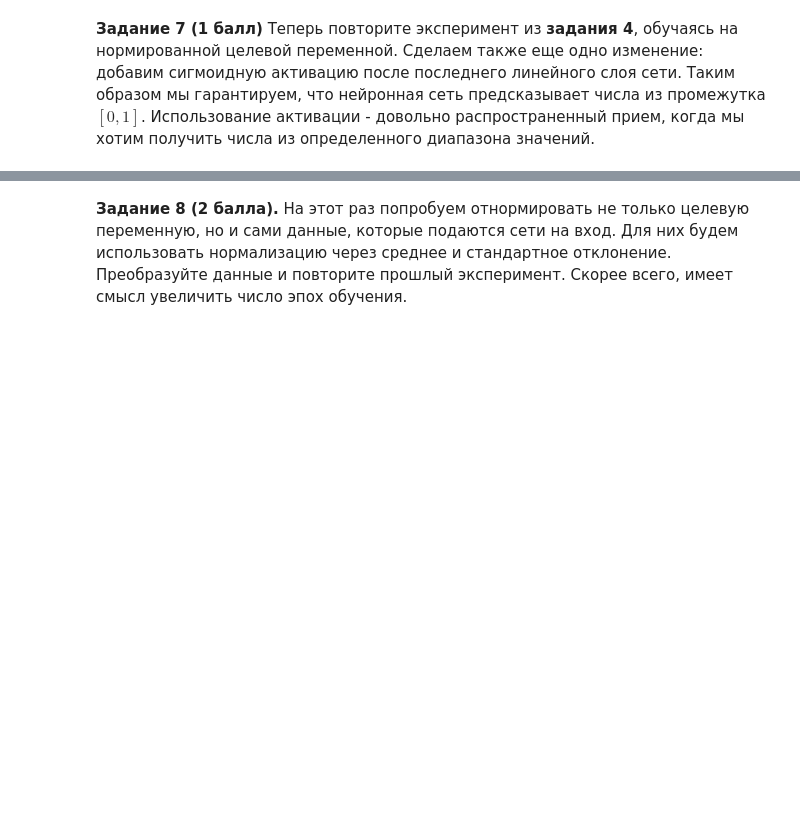
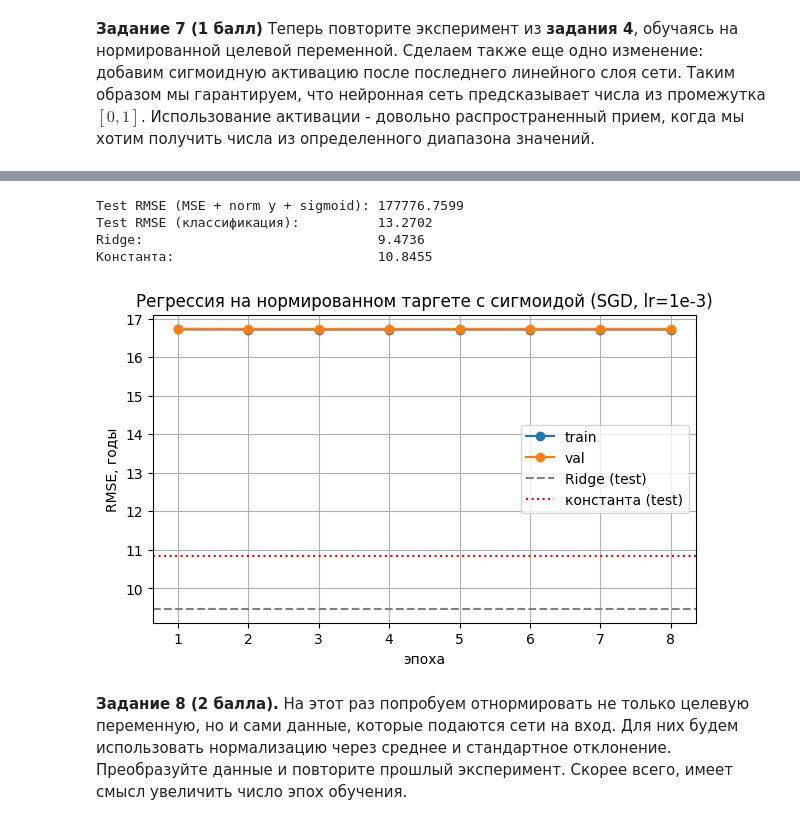
Before and after one commit to qaplwso7/ml_course, a Jupyter notebook: iad_hw/hw1/homework_01.ipynb, the cells around one changed output, grey strips where cells are left out. Saved outputs shown, nothing was run; the diff lists cells and outputs as text; code cells hidden in the pictures; blank space fills up the shorter version.

```diff
--- a/iad_hw/hw1/homework_01.ipynb
+++ b/iad_hw/hw1/homework_01.ipynb
@@ -387,0 +716,23 @@ def denormalize(sample):
+# %%
+eposchs = 8
+g = set_global_seed(42)
+
+model = nn.Sequential(
+    nn.Linear(X_train.shape[1], 128),
+    nn.ReLU(),
+    nn.Linear(128, 1),
+    nn.Sigmoid()
+).to(device)
+optimizer = torch.optim.SGD(model.parameters(), lr=1e-3)
+criterion = nn.MSELoss()
+
+logs_sig = {"train_mse": [], "train_rmse": [], "val_rmse": []}
+for epoch in range(8):
+    train_mse = training_epoch(model, optimizer, criterion, train_loader_norm_reg)
+    train_rmse = rmse_in_years(model, criterion, train_eval_loader_norm_reg)
+    val_rmse = rmse_in_years(model, criterion, val_loader_norm_reg)
+    logs_sig["train_mse"].append(train_mse)
+    logs_sig["train_rmse"].append(train_rmse)
+    logs_sig["val_rmse"].append(val_rmse)
+    print(f"epoch {epoch}: MSE train (norm) {train_mse:.5f} | "
+        f"RMSE train {train_rmse:.4f} | RMSE val {val_rmse:.4f}")
@@ -388,2 +748,28 @@ def denormalize(sample):
+# %%
+test_rmse_sig = rmse_in_years(model, criterion, test_loader_reg)
+print(f"Test RMSE (MSE + norm y + sigmoid): {test_rmse_sig:.4f}")
+print(f"Test RMSE (классификация):          {test_rmse_class:.4f}")
+print(f"Ridge:                              {rmse_for_model:.4f}")
+print(f"Константа:                          {best_rmse_metric:.4f}")
+
+ep = range(1, len(logs_sig["val_rmse"]) + 1)
+plt.figure(figsize=(7, 4))
+plt.plot(ep, logs_sig["train_rmse"], marker="o", label="train")
+plt.plot(ep, logs_sig["val_rmse"], marker="o", label="val")
+plt.axhline(rmse_for_model, color="gray", ls="--", label="Ridge (test)")
+plt.axhline(best_rmse_metric, color="red", ls=":", label="константа (test)")
+plt.title("Регрессия на нормированном таргете с сигмоидой (SGD, lr=1e-3)")
+plt.xlabel("эпоха")
+plt.ylabel("RMSE, годы")
+plt.xticks(list(ep))
+plt.legend()
+plt.grid(True)
+plt.show()
+# %% [output]
+Test RMSE (MSE + norm y + sigmoid): 177776.7599
+Test RMSE (классификация):          13.2702
+Ridge:                              9.4736
+Константа:                          10.8455
+[figure, added]
 # %% [markdown]
 **Задание 8 (2 балла).** На этот раз попробуем отнормировать не только целевую переменную, но и сами данные, которые подаются сети на вход. Для них будем использовать нормализацию через среднее и стандартное отклонение. Преобразуйте данные и повторите прошлый эксперимент. Скорее всего, имеет смысл увеличить число эпох обучения.
```
Also changed, not shown: parts of 55 cells of this notebook, 1 other file.
